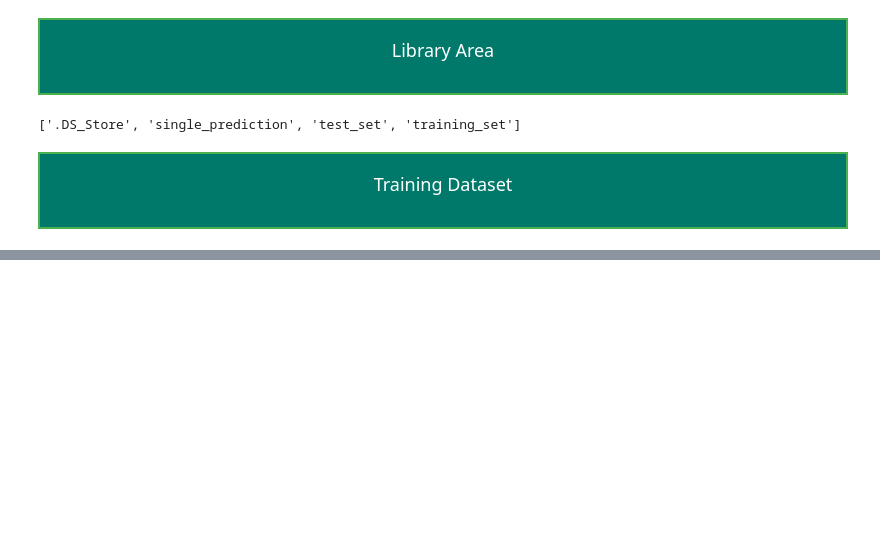
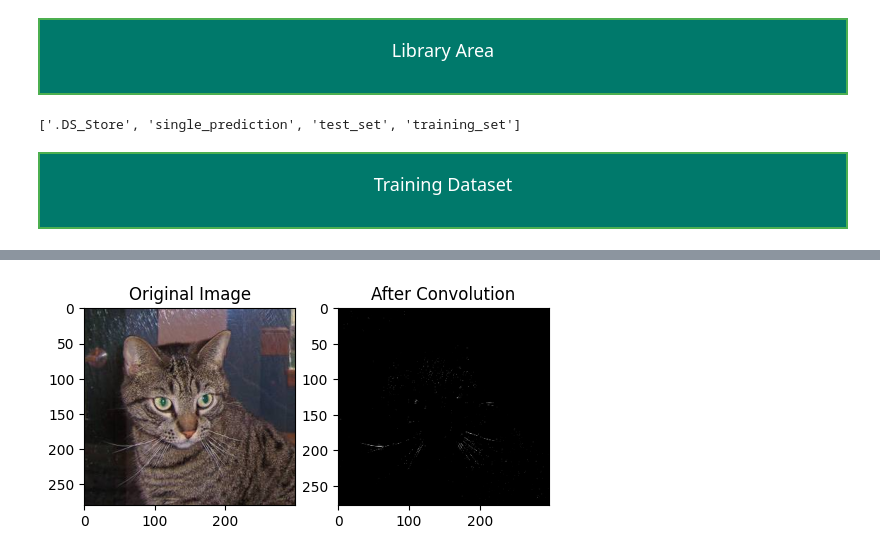
Before and after one commit to alizul01/machine-learning-course, a Jupyter notebook: 10 - CNN/cnn-cat-and-dog-classification.ipynb, the cells around one changed output, grey strips where cells are left out. Drawn from its saved outputs; the diff is of its cells as text; code cells hidden in the pictures; blank space fills up the shorter version.

```diff
--- a/10 - CNN/cnn-cat-and-dog-classification.ipynb
+++ b/10 - CNN/cnn-cat-and-dog-classification.ipynb
@@ -66,0 +167,32 @@ plt.show()
+# %%
+import matplotlib.pyplot as plt
+import tensorflow as tf
+from keras.layers import Conv2D
+
+# Load the image
+image_path = './dataset/training_set/cats/cat.1.jpg'
+image = plt.imread(image_path)
+
+# Convert the image to tf.float32
+image = tf.convert_to_tensor(image, dtype=tf.float32)
+
+# Display the original image
+plt.figure(figsize=(6, 6))
+plt.subplot(1, 2, 1)
+plt.title("Original Image")
+plt.imshow(image.numpy().astype("uint8"))
+
+# Create a Conv2D layer with the same parameters as your model
+conv_layer = Conv2D(filters=32, kernel_size=3, activation='relu', input_shape=(64, 64, 3), kernel_initializer='he_normal')
+
+# Apply convolution to the image
+conv_image = conv_layer(image[tf.newaxis, ...])  # Add a batch dimension
+
+# Display the result after convolution
+plt.subplot(1, 2, 2)
+plt.title("After Convolution")
+plt.imshow(conv_image[0, ..., 0], cmap='gray')
+
+plt.show()
+# %% [output]
+[figure, added]
```
Also changed, not shown: parts of 11 cells of this notebook, 1 other file.
